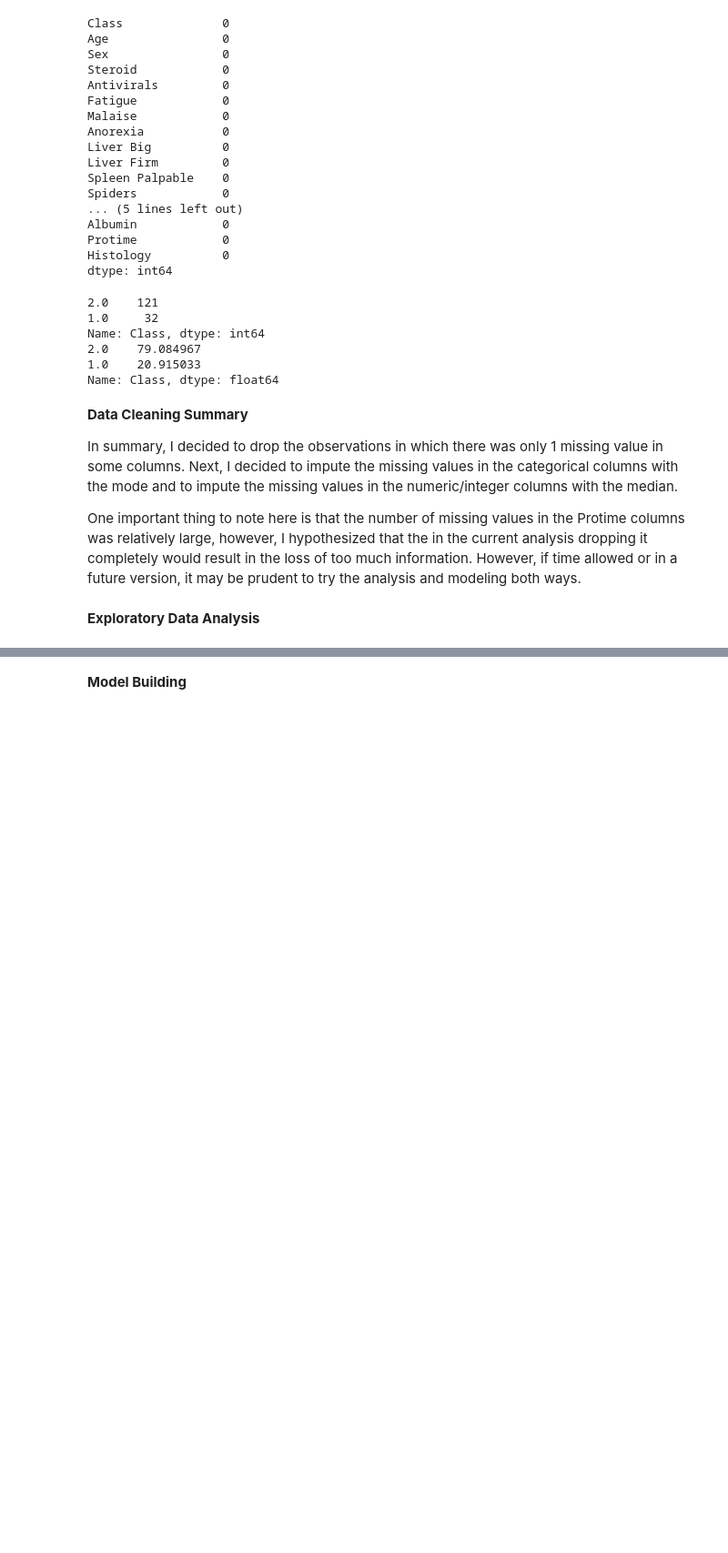
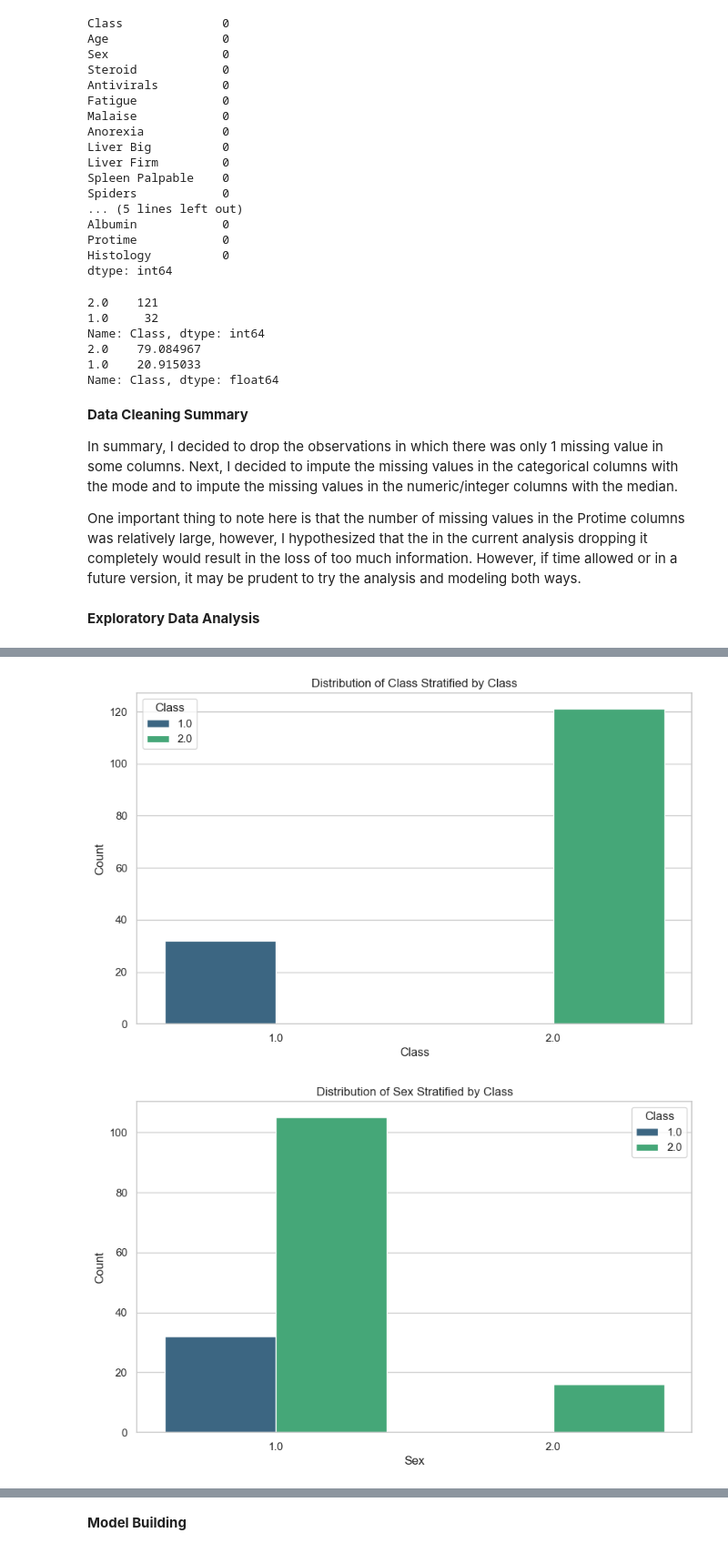
Before and after one commit to bryanpmayfield/DTSA_5509_Final_Project, a Jupyter notebook: DTSA_5509_Final_Project_NB.ipynb, the cells around one changed output, grey strips where cells are left out. Shown at 91% size. Cells and saved outputs as stored; diff of their text form; code cells hidden in the pictures; blank space fills up the shorter version.

```diff
--- a/DTSA_5509_Final_Project_NB.ipynb
+++ b/DTSA_5509_Final_Project_NB.ipynb
@@ -362,0 +387,18 @@ One important thing to note here is that the number of missing values in the Pro
+# %%
+
+
+# Set the style for seaborn
+sns.set(style="whitegrid")
+
+# Plot count plots for each categorical variable stratified by class
+for column in categorical_columns:
+    plt.figure(figsize=(10, 6))
+    sns.countplot(x=column, hue='Class', data=df_hepatitis_clean, palette='viridis')
+    plt.title(f'Distribution of {column} Stratified by Class')
+    plt.xlabel(column)
+    plt.ylabel('Count')
+    plt.legend(title='Class')
+    plt.show()
+# %% [output]
+[figure, added]
+[figure, added]
```
Also changed, not shown: parts of 17 cells of this notebook.
